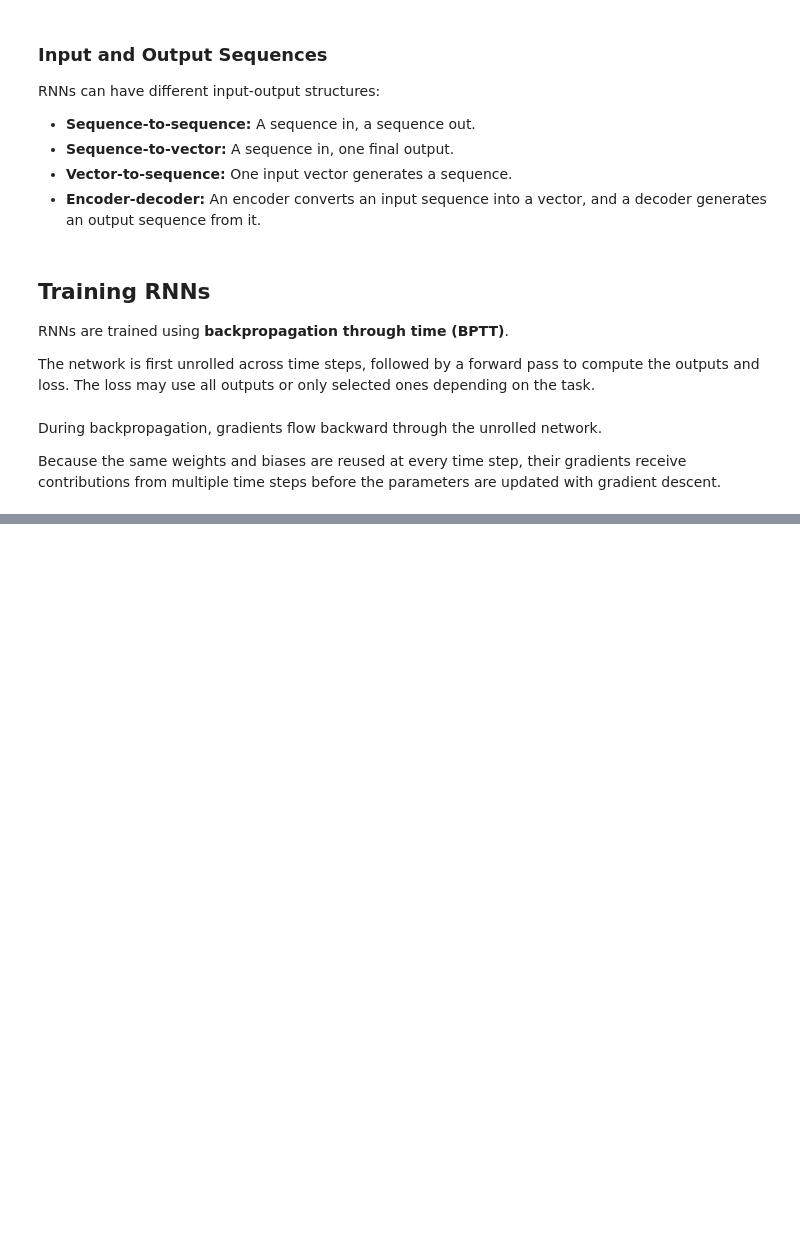
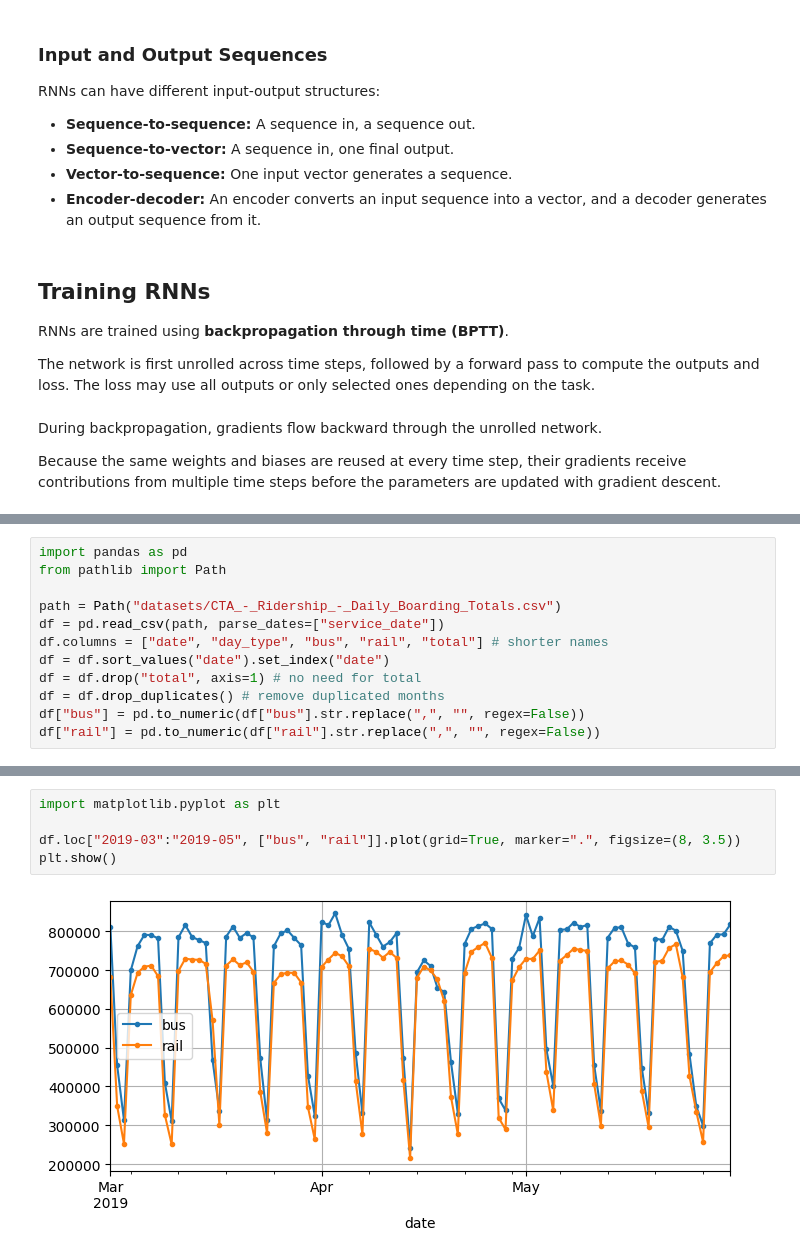
Before and after one commit to jayjay0317/Hands-On-ML-Study, a Jupyter notebook: Chapter_13/processing_sequences_rnn.ipynb, the cells around one changed output, grey strips where cells are left out. Drawn from its saved outputs; the diff is of its cells as text; blank space fills up the shorter version.

```diff
--- a/Chapter_13/processing_sequences_rnn.ipynb
+++ b/Chapter_13/processing_sequences_rnn.ipynb
@@ -87,0 +97,12 @@ Because the same weights and biases are reused at every time step, their gradien
+# %%
+import pandas as pd
+from pathlib import Path
+
+path = Path("datasets/CTA_-_Ridership_-_Daily_Boarding_Totals.csv")
+df = pd.read_csv(path, parse_dates=["service_date"])
+df.columns = ["date", "day_type", "bus", "rail", "total"] # shorter names
+df = df.sort_values("date").set_index("date")
+df = df.drop("total", axis=1) # no need for total
+df = df.drop_duplicates() # remove duplicated months
+df["bus"] = pd.to_numeric(df["bus"].str.replace(",", "", regex=False))
+df["rail"] = pd.to_numeric(df["rail"].str.replace(",", "", regex=False))
@@ -87,0 +119,7 @@ Because the same weights and biases are reused at every time step, their gradien
+# %%
+import matplotlib.pyplot as plt
+
+df.loc["2019-03":"2019-05", ["bus", "rail"]].plot(grid=True, marker=".", figsize=(8, 3.5))
+plt.show()
+# %% [output]
+[figure, added]
```
Also changed, not shown: parts of 12 cells of this notebook.
